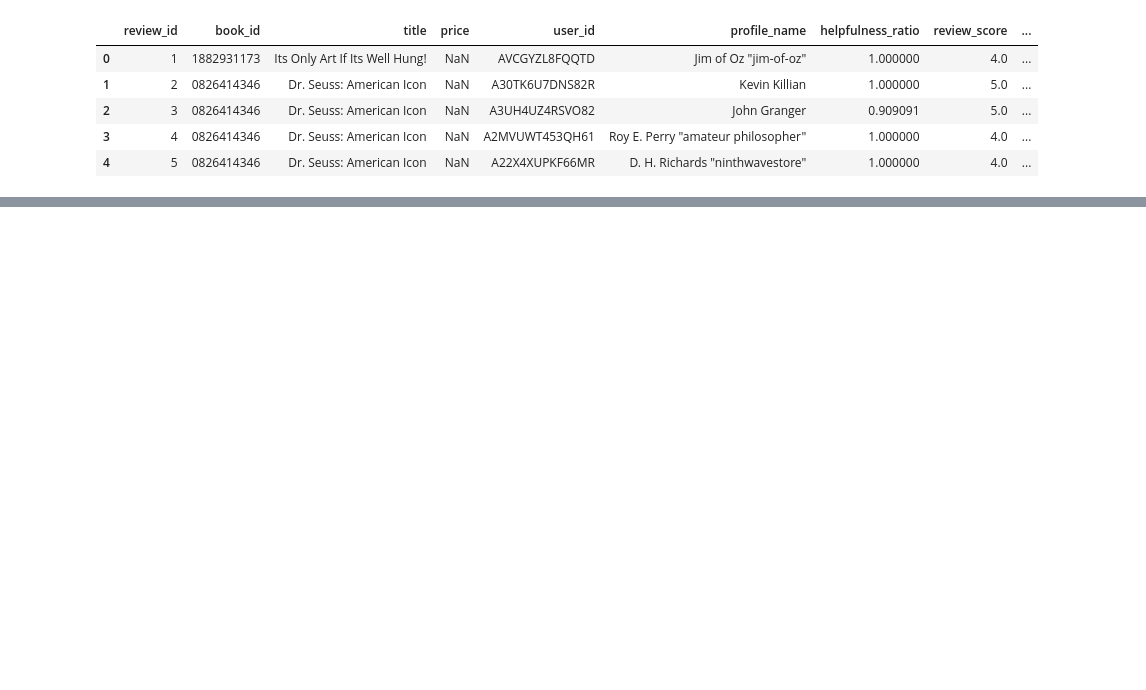
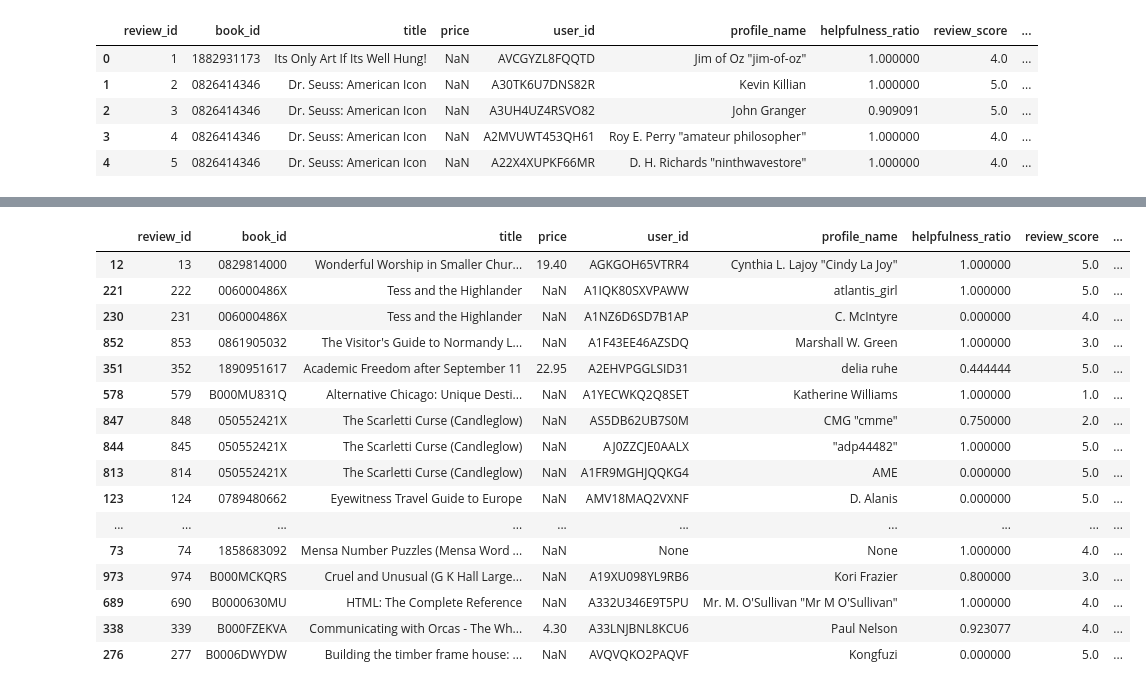
Before and after one commit to J4ninja/book-recommender, a Jupyter notebook: book_review_dataset_clean_and_EDA.ipynb, the cells around one changed output, grey strips where cells are left out. Cells and saved outputs as stored; diff of their text form; code cells hidden in the pictures; blank space fills up the shorter version.

```diff
--- a/book_review_dataset_clean_and_EDA.ipynb
+++ b/book_review_dataset_clean_and_EDA.ipynb
@@ -846,0 +1052,27 @@ ratings_new.head()
+# %%
+# query ratings table for top 1000 rows
+query = ''' SELECT * FROM ratings LIMIT 1000 '''
+conn = sqlite3.connect("books.db")
+ratings = pd.read_sql_query(query, conn)
+conn.close()
+# %%
+# top 5
+ratings.sample(50)
+# %% [output]
+|  | review_id | book_id | title | price | user_id | profile_name | helpfulness_ratio | review_score | ... |
+| 12 | 13 | 0829814000 | Wonderful Worship in Smaller Chur... | 19.40 | AGKGOH65VTRR4 | Cynthia L. Lajoy "Cindy La Joy" | 1.000000 | 5.0 | ... |
+| 221 | 222 | 006000486X | Tess and the Highlander | NaN | A1IQK80SXVPAWW | atlantis_girl | 1.000000 | 5.0 | ... |
+| 230 | 231 | 006000486X | Tess and the Highlander | NaN | A1NZ6D6SD7B1AP | C. McIntyre | 0.000000 | 4.0 | ... |
+| 852 | 853 | 0861905032 | The Visitor's Guide to Normandy L... | NaN | A1F43EE46AZSDQ | Marshall W. Green | 1.000000 | 3.0 | ... |
+| 351 | 352 | 1890951617 | Academic Freedom after September 11 | 22.95 | A2EHVPGGLSID31 | delia ruhe | 0.444444 | 5.0 | ... |
+| 578 | 579 | B000MU831Q | Alternative Chicago: Unique Desti... | NaN | A1YECWKQ2Q8SET | Katherine Williams | 1.000000 | 1.0 | ... |
+| 847 | 848 | 050552421X | The Scarletti Curse (Candleglow) | NaN | AS5DB62UB7S0M | CMG "cmme" | 0.750000 | 2.0 | ... |
+| 844 | 845 | 050552421X | The Scarletti Curse (Candleglow) | NaN | AJ0ZZCJE0AALX | "adp44482" | 1.000000 | 5.0 | ... |
+| 813 | 814 | 050552421X | The Scarletti Curse (Candleglow) | NaN | A1FR9MGHJQQKG4 | AME | 0.000000 | 5.0 | ... |
+| 123 | 124 | 0789480662 | Eyewitness Travel Guide to Europe | NaN | AMV18MAQ2VXNF | D. Alanis | 0.000000 | 5.0 | ... |
+| ... | ... | ... | ... | ... | ... | ... | ... | ... | ... |
+| 73 | 74 | 1858683092 | Mensa Number Puzzles (Mensa Word ... | NaN | None | None | 1.000000 | 4.0 | ... |
+| 973 | 974 | B000MCKQRS | Cruel and Unusual (G K Hall Large... | NaN | A19XU098YL9RB6 | Kori Frazier | 0.800000 | 3.0 | ... |
+| 689 | 690 | B0000630MU | HTML: The Complete Reference | NaN | A332U346E9T5PU | Mr. M. O'Sullivan "Mr M O'Sullivan" | 1.000000 | 4.0 | ... |
+| 338 | 339 | B000FZEKVA | Communicating with Orcas - The Wh... | 4.30 | A33LNJBNL8KCU6 | Paul Nelson | 0.923077 | 4.0 | ... |
+| 276 | 277 | B0006DWYDW | Building the timber frame house: ... | NaN | AVQVQKO2PAQVF | Kongfuzi | 0.000000 | 5.0 | ... |
```
Also changed, not shown: parts of 56 cells of this notebook, 1 other file.
